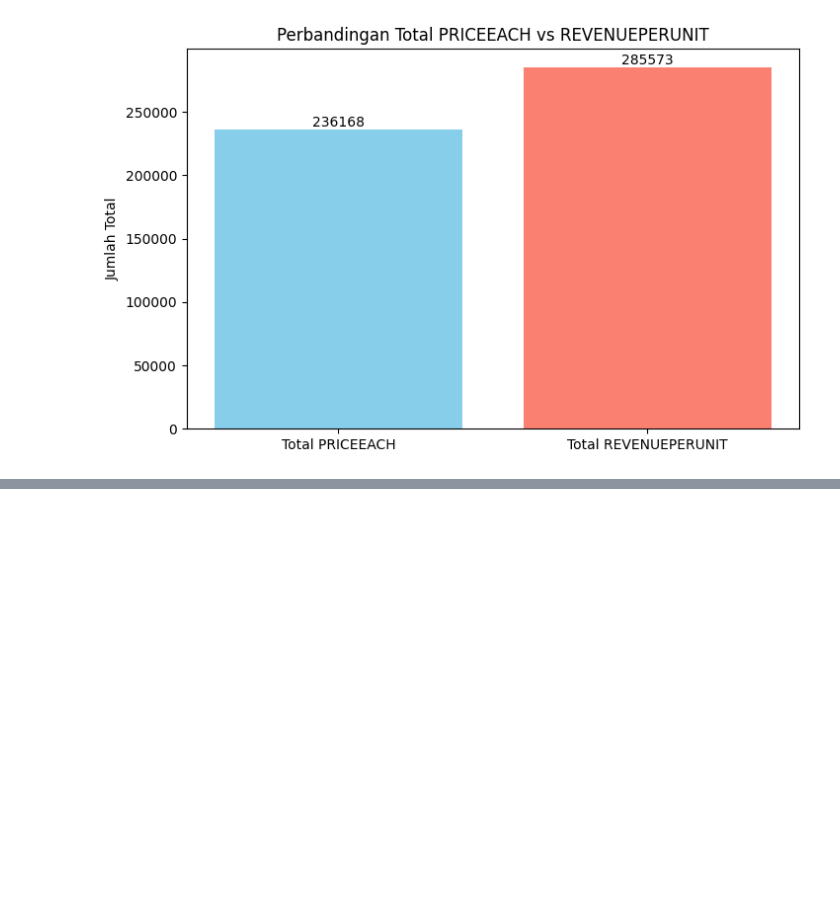
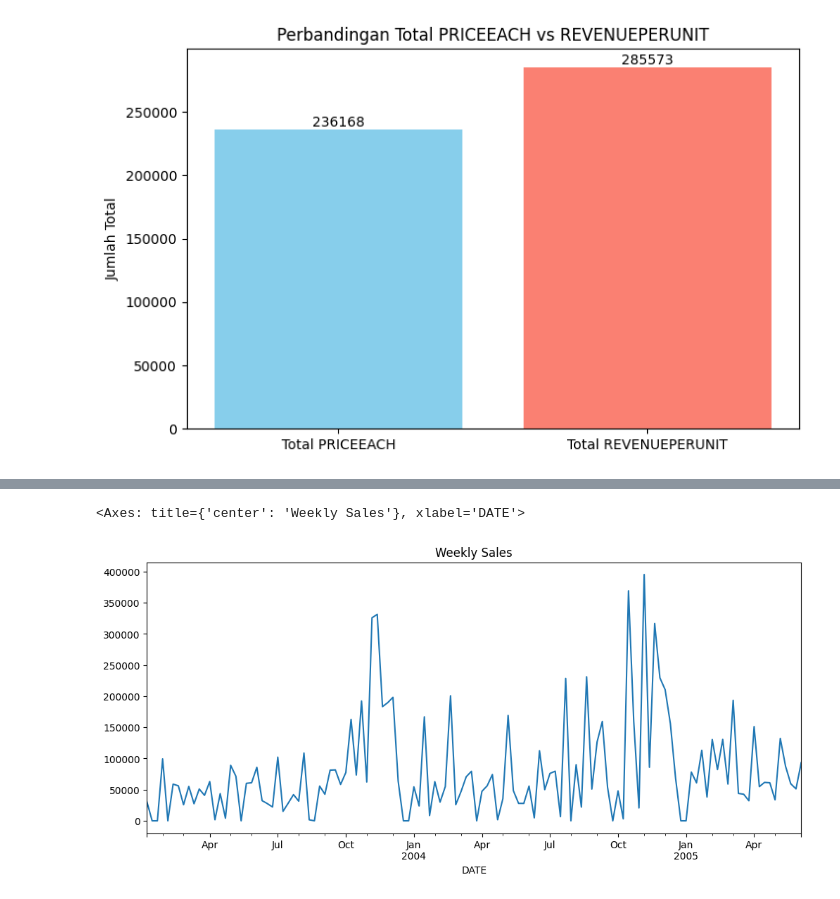
Before and after one commit to gdandra/Belajar_Data, a Jupyter notebook: Fase_1/cleaning.ipynb, the cells around one changed output, grey strips where cells are left out. Saved outputs shown, nothing was run; the diff lists cells and outputs as text; code cells hidden in the pictures; blank space fills up the shorter version.

```diff
--- a/Fase_1/cleaning.ipynb
+++ b/Fase_1/cleaning.ipynb
@@ -366,0 +371,4 @@ plt.show()
+# %%
+df["UNIQUEDATE_WITHSALES"] = df["ORDERDATE"]
+# %%
+df["DATE"] = df["ORDERDATE"]
@@ -366,0 +391,5 @@ plt.show()
+# %%
+df.set_index("DATE").resample("W")["SALES"].sum().plot(figsize = (12, 5), title = "Weekly Sales")
+# %% [output]
+<Axes: title={'center': 'Weekly Sales'}, xlabel='DATE'>
+[figure, added]
```
Also changed, not shown: parts of 26 cells of this notebook.
